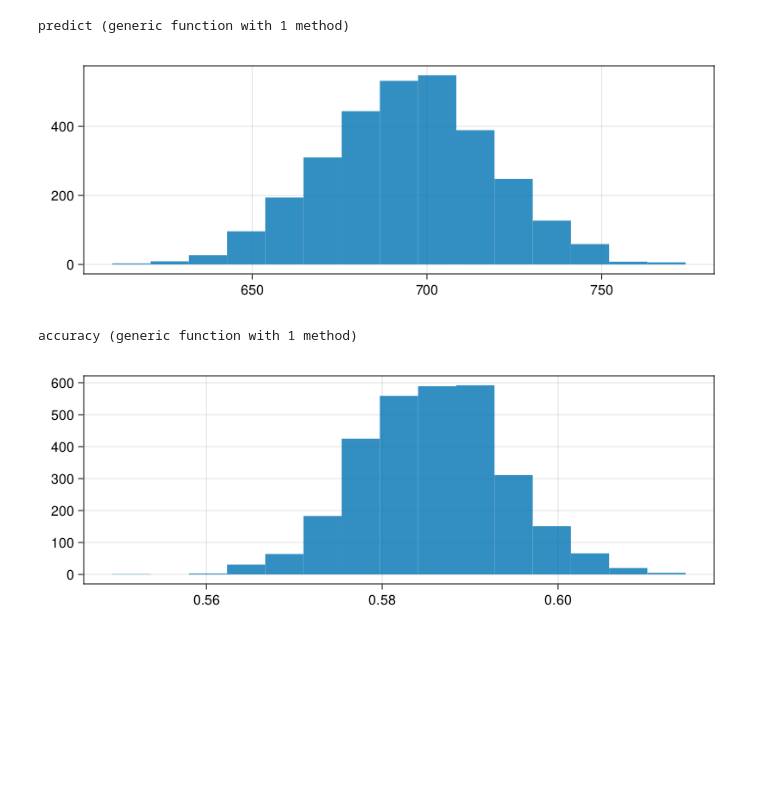
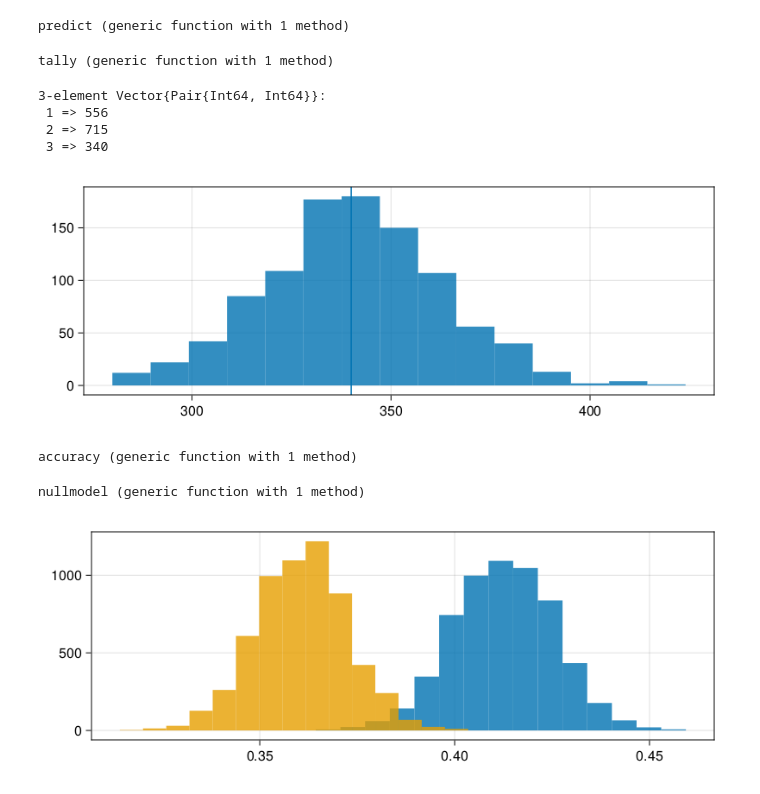
Before and after one commit to jfb-h/unified-judicial-decisions-analysis, a Jupyter notebook: scripts/final-results/model-results.ipynb, the cells around one changed output. Saved outputs shown, nothing was run; the diff lists cells and outputs as text; code cells hidden in the pictures; blank space fills up the shorter version.

```diff
--- a/scripts/final-results/model-results.ipynb
+++ b/scripts/final-results/model-results.ipynb
@@ -4,8 +2,9 @@ using Revise
 using Model
 using LogExpFunctions: softmax
 using CairoMakie
-# %%
-decisions = Model.loaddata("../../data/processed/json_augmented");
+# %%
+decisions = Model.loaddata("../../data.jsonl");
+filter!(d -> length(judges(d)) > 0, decisions);
 # %%
 problem = BPatGModel(decisions);
 # %%
@@ -291,25 +331,53 @@ function predict(problem, θ)
             sum(zj[j] .* σj for j in ji) ./ nji +
             sum(zt[t] .* σt for t in ti) ./ nti
 
-        #Categorical(softmax(vcat(0.0, η))) |> rand
-        findmax(softmax(vcat(0.0, η)))[2]
+        Categorical(softmax(vcat(0.0, η))) |> rand
+        #findmax(softmax(vcat(0.0, η)))[2]
     end
 end
 # %% [output]
 predict (generic function with 1 method)
+# %%
+tally(x::AbstractVector) = [r => count(==(r), x) for r in sort(unique(x))]
+# %% [output]
+tally (generic function with 1 method)
+# %%
+tally(problem.outcomes)
+# %% [output]
+3-element Vector{Pair{Int64, Int64}}:
+ 1 => 556
+ 2 => 715
+ 3 => 340
 # %%
-pred_partial = [count(==(1), predict(problem, θ)) for θ in post]
-hist(pred_partial; figure=(;resolution=(800, 300)))
+let o = 3 #dismissals
+    pred = [count(==(o), predict(problem, θ)) for θ in first(post, 1000)]
+    hist(pred; figure=(;resolution=(800, 300)))
+    vlines!(count(==(o), problem.outcomes))
+    current_figure()
+end
 # %% [output]
-[figure, old version]
+[figure, new version]
 # %%
 function accuracy(problem, θ)
     mean(predict(problem, θ) .== problem.outcomes)
 end
 # %% [output]
 accuracy (generic function with 1 method)
+# %%
+function nullmodel(problem)
+    N = length(problem.outcomes)
+    probs = last.(tally(problem.outcomes)) ./ N
+    rand(Categorical(probs), N)
+end
+# %% [output]
+nullmodel (generic function with 1 method)
 # %%
-acc = [accuracy(problem, θ) for θ in post]
-hist(acc; figure=(;resolution=(800, 300)))
+let N = length(problem.outcomes)
+    acc_null = [count(nullmodel(problem) .== problem.outcomes) / N for _ in 1:6000]
+    acc = [accuracy(problem, θ) for θ in post]
+    hist(acc; figure=(;resolution=(800, 300)))
+    hist!(acc_null)
+    current_figure()
+end
 # %% [output]
-[figure, old version]
+[figure, new version]
```
Also changed, not shown: parts of 12 cells of this notebook, 3 other files.
